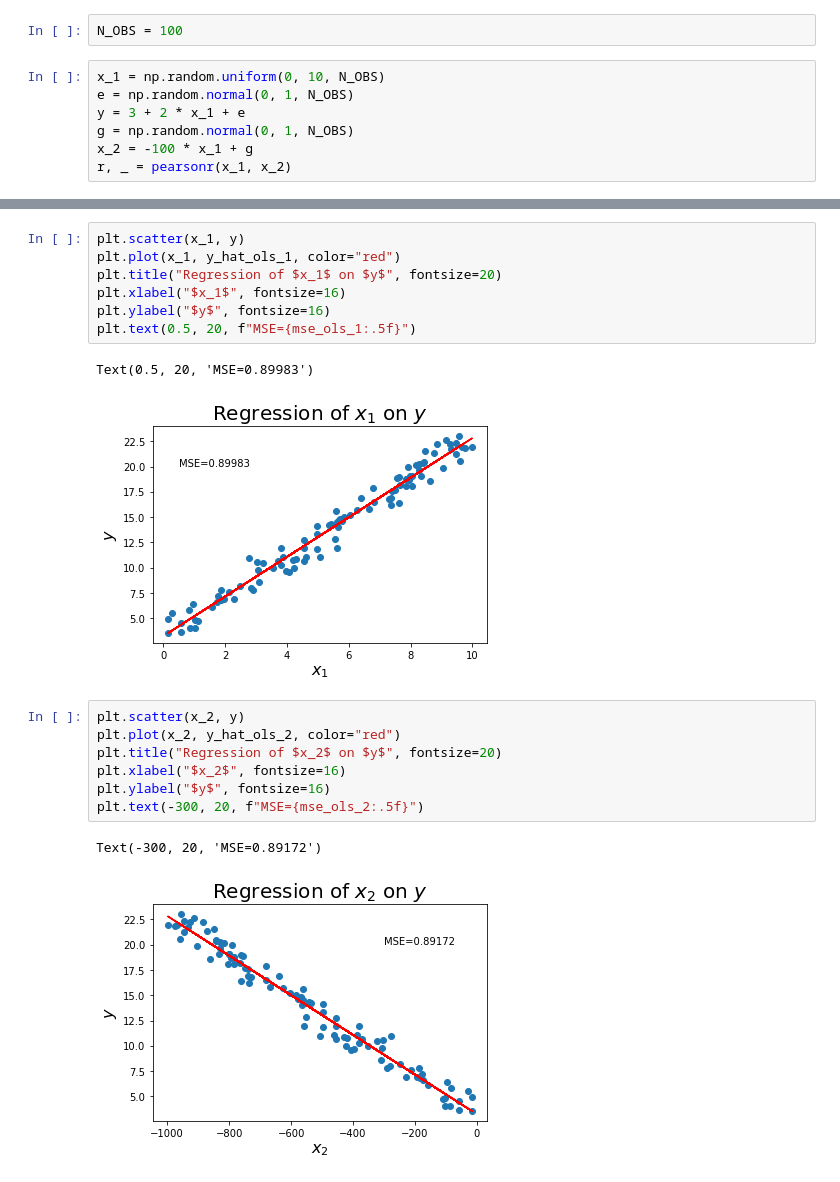
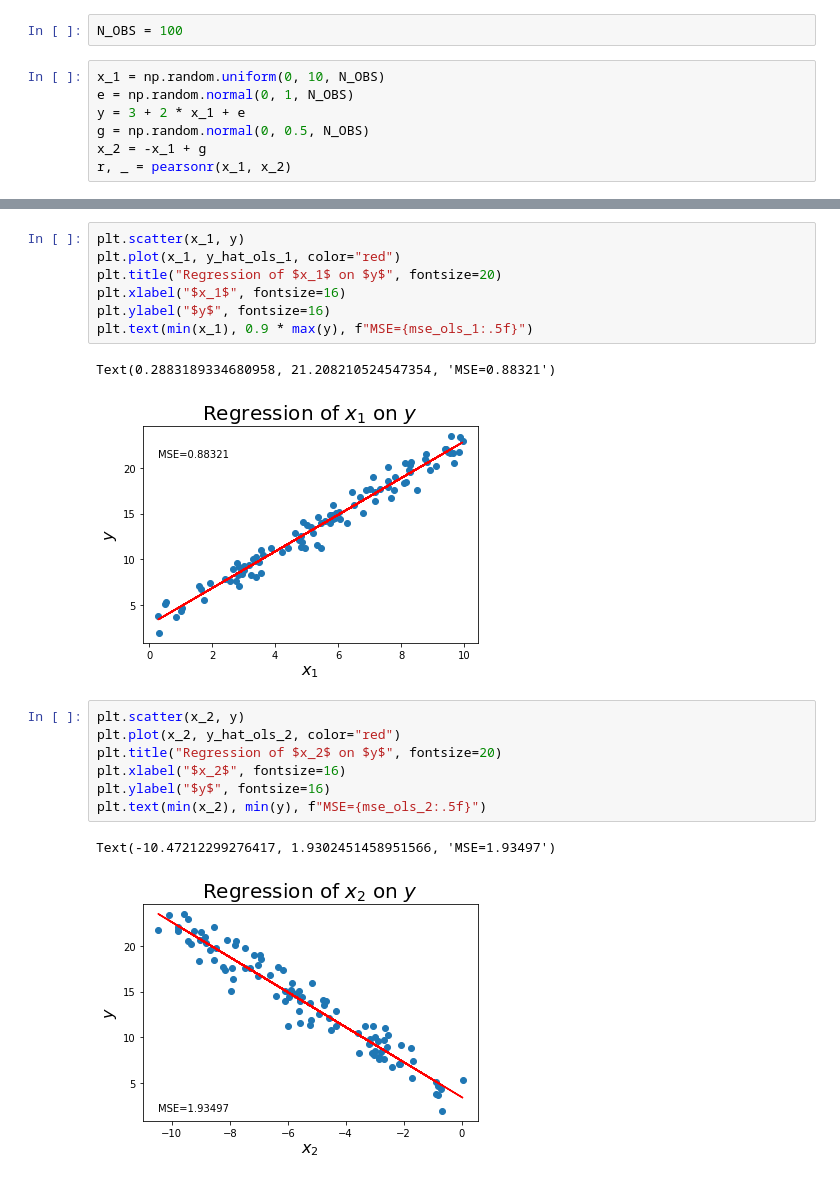
Before and after one commit to edkrueger/lasso-demo, a Jupyter notebook: notebooks/3-synthetic.ipynb, the cells around one changed output, grey strips where cells are left out. Saved outputs shown, nothing was run; the diff lists cells and outputs as text.

```diff
--- a/notebooks/3-synthetic.ipynb
+++ b/notebooks/3-synthetic.ipynb
@@ -18,6 +20,6 @@ N_OBS = 100
 x_1 = np.random.uniform(0, 10, N_OBS)
 e = np.random.normal(0, 1, N_OBS)
 y = 3 + 2 * x_1 + e
-g = np.random.normal(0, 1, N_OBS)
-x_2 = -100 * x_1 + g
+g = np.random.normal(0, 0.5, N_OBS)
+x_2 = -x_1 + g
 r, _ = pearsonr(x_1, x_2)
@@ -67,20 +101,20 @@ plt.plot(x_1, y_hat_ols_1, color="red")
 plt.title("Regression of $x_1$ on $y$", fontsize=20)
 plt.xlabel("$x_1$", fontsize=16)
 plt.ylabel("$y$", fontsize=16)
-plt.text(0.5, 20, f"MSE={mse_ols_1:.5f}")
+plt.text(min(x_1), 0.9 * max(y), f"MSE={mse_ols_1:.5f}")
 # %% [output]
-Text(0.5, 20, 'MSE=0.89983')
+Text(0.2883189334680958, 21.208210524547354, 'MSE=0.88321')
-[figure, old version]
+[figure, new version]
 # %%
 plt.scatter(x_2, y)
 plt.plot(x_2, y_hat_ols_2, color="red")
 plt.title("Regression of $x_2$ on $y$", fontsize=20)
 plt.xlabel("$x_2$", fontsize=16)
 plt.ylabel("$y$", fontsize=16)
-plt.text(-300, 20, f"MSE={mse_ols_2:.5f}")
+plt.text(min(x_2), min(y), f"MSE={mse_ols_2:.5f}")
 # %% [output]
-Text(-300, 20, 'MSE=0.89172')
+Text(-10.47212299276417, 1.9302451458951566, 'MSE=1.93497')
-[figure, old version]
+[figure, new version]
 # %%
 plt.scatter(x_1, x_2)
 plt.title("Relationship between $x_1$ on $x_2$", fontsize=20)
```
Also changed, not shown: parts of 10 cells of this notebook.
